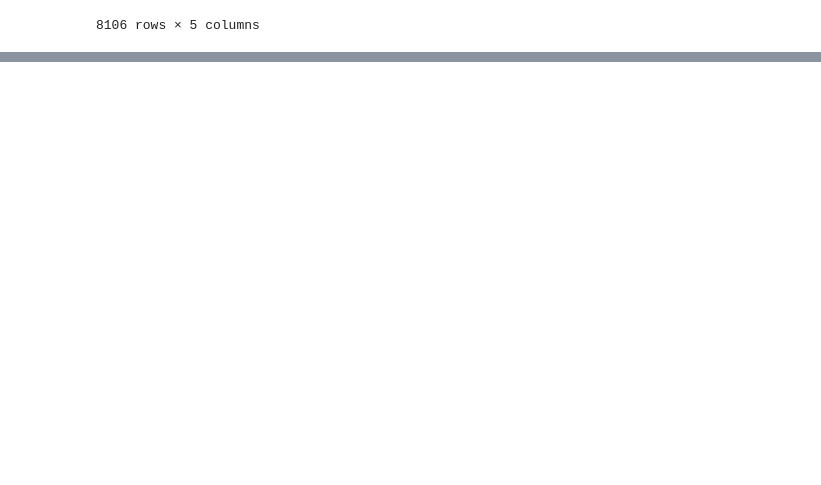
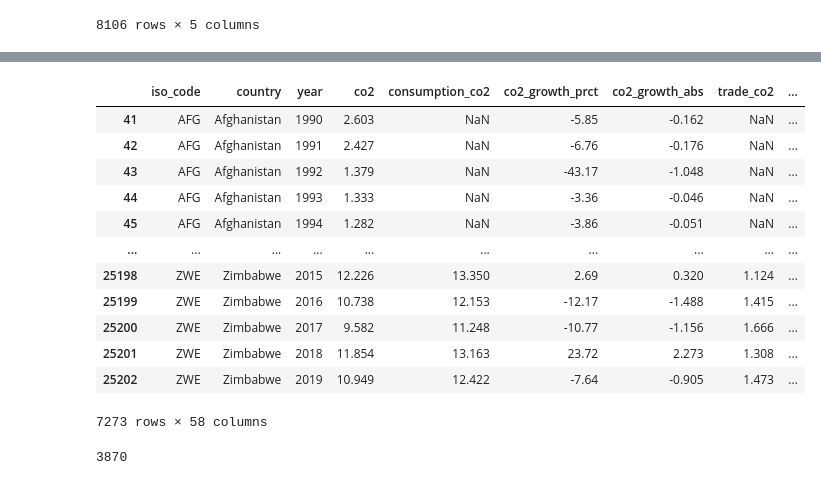
Before and after one commit to gyongyver-droid/python3, a Jupyter notebook: Project/Workspace.ipynb, the cells around one changed output, grey strips where cells are left out. Saved outputs shown, nothing was run; the diff lists cells and outputs as text; code cells hidden in the pictures; blank space fills up the shorter version.

```diff
--- a/Project/Workspace.ipynb
+++ b/Project/Workspace.ipynb
@@ -104,0 +169,23 @@ df
+# %%
+# filter data from 1990 to 2019
+data = data[data['year']>=1990]
+data = data[data['year']<2020]
+data
+# %% [output]
+|  | iso_code | country | year | co2 | consumption_co2 | co2_growth_prct | co2_growth_abs | trade_co2 | ... |
+| 41 | AFG | Afghanistan | 1990 | 2.603 | NaN | -5.85 | -0.162 | NaN | ... |
+| 42 | AFG | Afghanistan | 1991 | 2.427 | NaN | -6.76 | -0.176 | NaN | ... |
+| 43 | AFG | Afghanistan | 1992 | 1.379 | NaN | -43.17 | -1.048 | NaN | ... |
+| 44 | AFG | Afghanistan | 1993 | 1.333 | NaN | -3.36 | -0.046 | NaN | ... |
+| 45 | AFG | Afghanistan | 1994 | 1.282 | NaN | -3.86 | -0.051 | NaN | ... |
+| ... | ... | ... | ... | ... | ... | ... | ... | ... | ... |
+| 25198 | ZWE | Zimbabwe | 2015 | 12.226 | 13.350 | 2.69 | 0.320 | 1.124 | ... |
+| 25199 | ZWE | Zimbabwe | 2016 | 10.738 | 12.153 | -12.17 | -1.488 | 1.415 | ... |
+| 25200 | ZWE | Zimbabwe | 2017 | 9.582 | 11.248 | -10.77 | -1.156 | 1.666 | ... |
+| 25201 | ZWE | Zimbabwe | 2018 | 11.854 | 13.163 | 23.72 | 2.273 | 1.308 | ... |
+| 25202 | ZWE | Zimbabwe | 2019 | 10.949 | 12.422 | -7.64 | -0.905 | 1.473 | ... |
+7273 rows × 58 columns
+# %%
+129*30
+# %% [output]
+3870
```
Also changed, not shown: parts of 7 cells of this notebook, 1 other file.
